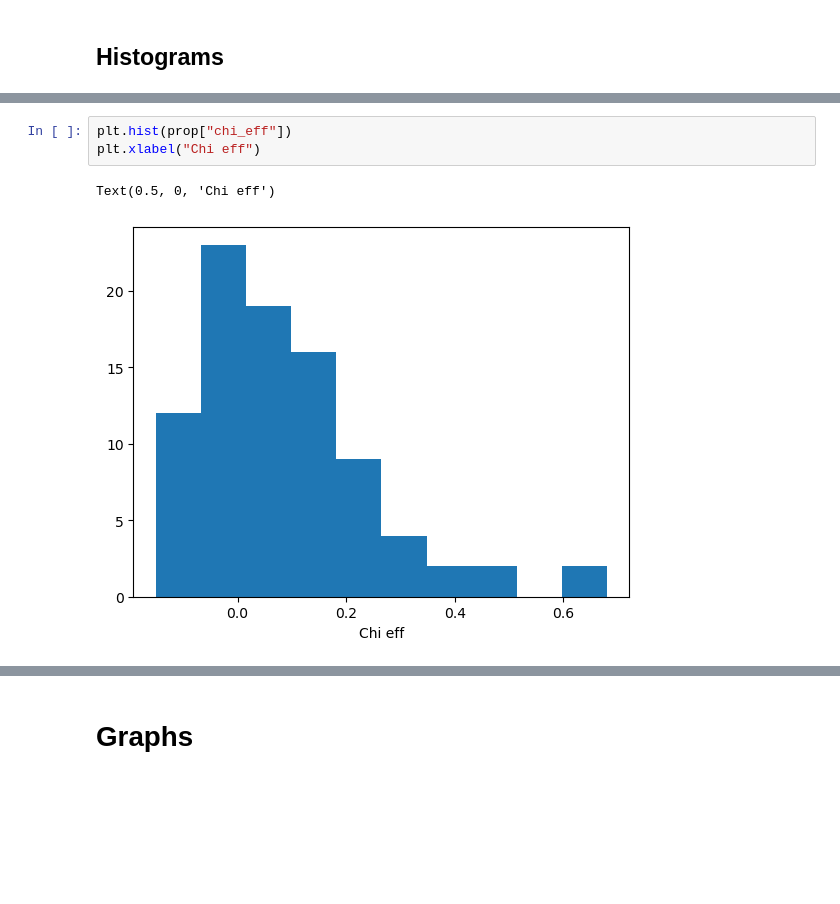
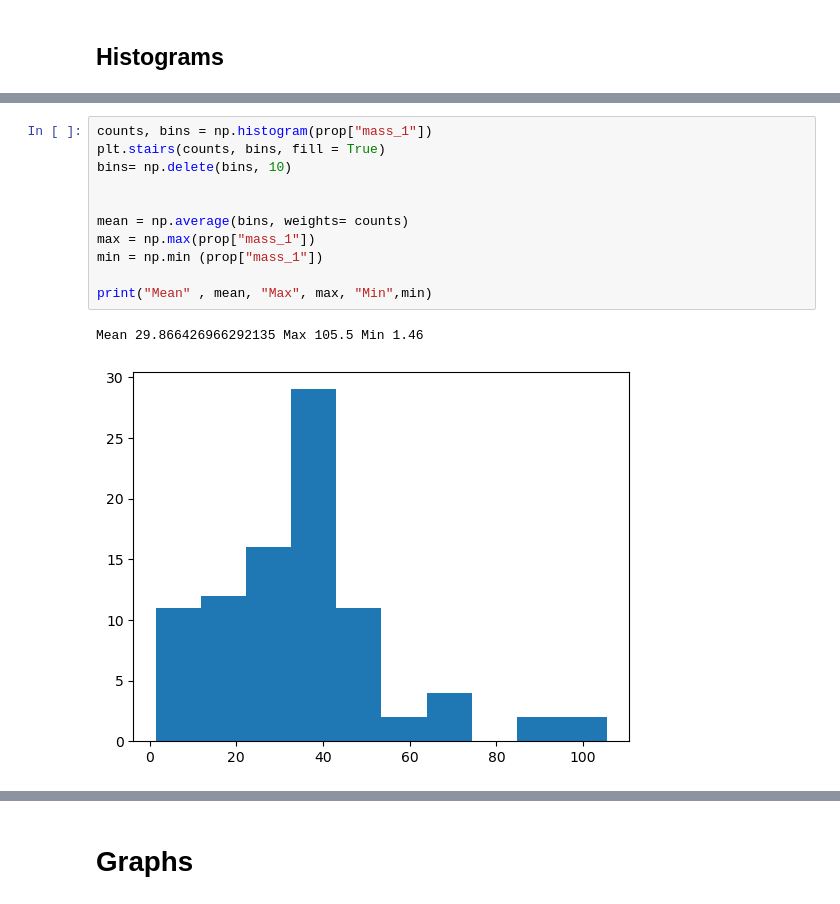
Before and after one commit to Sareva00/LIGO-project, a Jupyter notebook: properties.ipynb, the cells around one changed output, grey strips where cells are left out. Saved outputs shown, nothing was run; the diff lists cells and outputs as text; blank space fills up the shorter version.

```diff
--- a/properties.ipynb
+++ b/properties.ipynb
@@ -94,6 +64,14 @@ Text(0.5, 0, 'DL [Mpc]')
-# %%
-plt.hist(prop["chi_eff"])
-plt.xlabel("Chi eff")
-# %% [output]
-Text(0.5, 0, 'Chi eff')
-[figure, removed]
+# %%
+counts, bins = np.histogram(prop["mass_1"])
+plt.stairs(counts, bins, fill = True)
+bins= np.delete(bins, 10)
+
+
+mean = np.average(bins, weights= counts)
+max = np.max(prop["mass_1"])
+min = np.min (prop["mass_1"])
+
+print("Mean" , mean, "Max", max, "Min",min)
+# %% [output]
+Mean 29.866426966292135 Max 105.5 Min 1.46
+[figure, added]
```
Also changed, not shown: parts of 34 cells of this notebook, 1 other file.
